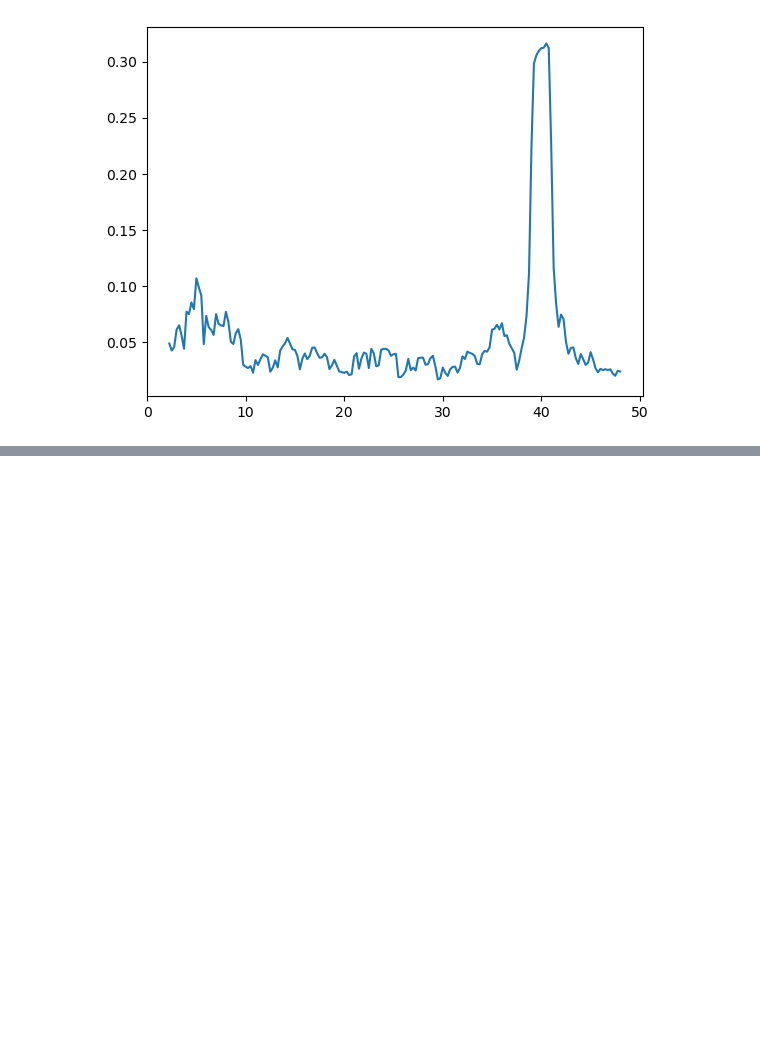
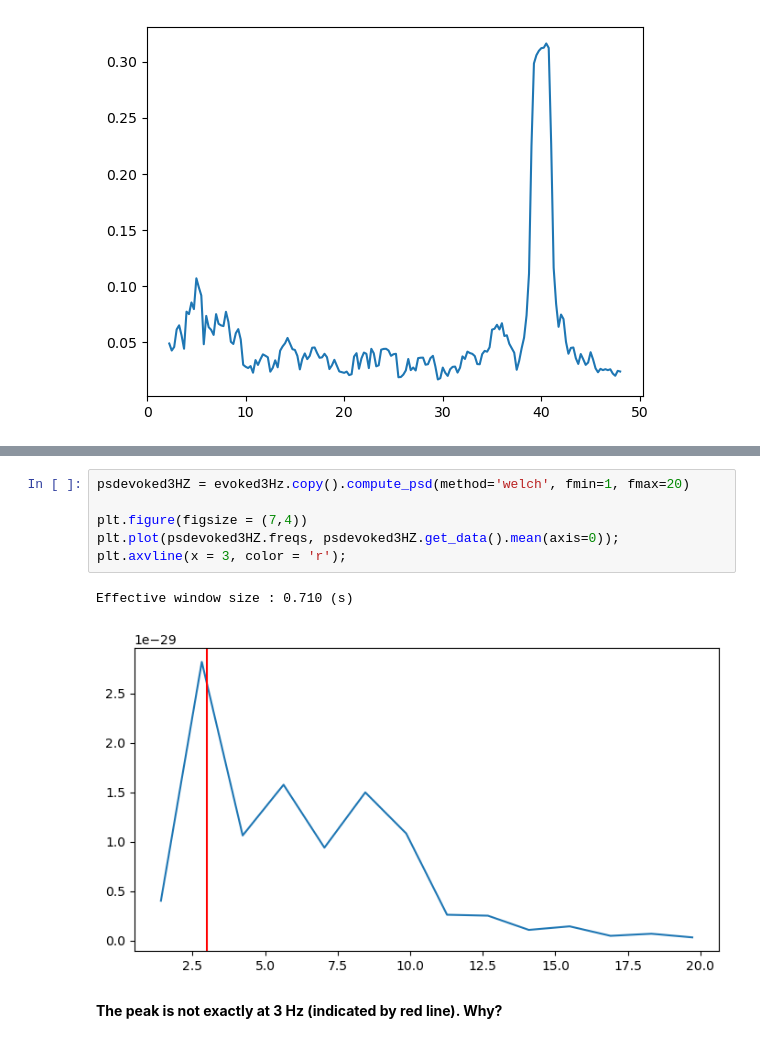
Before and after one commit to nathanweisz/methcogneurocode, a Jupyter notebook: Lecture5.ipynb, the cells around one changed output, grey strips where cells are left out. Saved outputs shown, nothing was run; the diff lists cells and outputs as text; blank space fills up the shorter version.

```diff
--- a/Lecture5.ipynb
+++ b/Lecture5.ipynb
@@ -252,0 +294,11 @@ KeyboardInterrupt:
+# %%
+psdevoked3HZ = evoked3Hz.copy().compute_psd(method='welch', fmin=1, fmax=20)
+
+plt.figure(figsize = (7,4))
+plt.plot(psdevoked3HZ.freqs, psdevoked3HZ.get_data().mean(axis=0));
+plt.axvline(x = 3, color = 'r');
+# %% [output]
+Effective window size : 0.710 (s)
+[figure, added]
+# %% [markdown]
+**The peak is not exactly at 3 Hz (indicated by red line). Why?**
```
Also changed, not shown: parts of 12 cells of this notebook.
